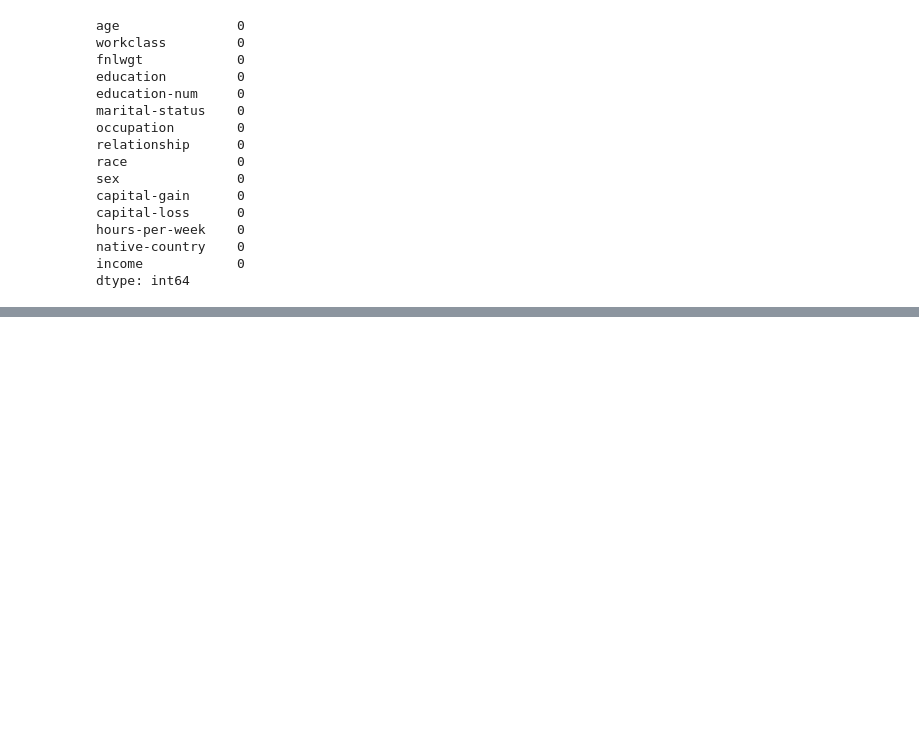
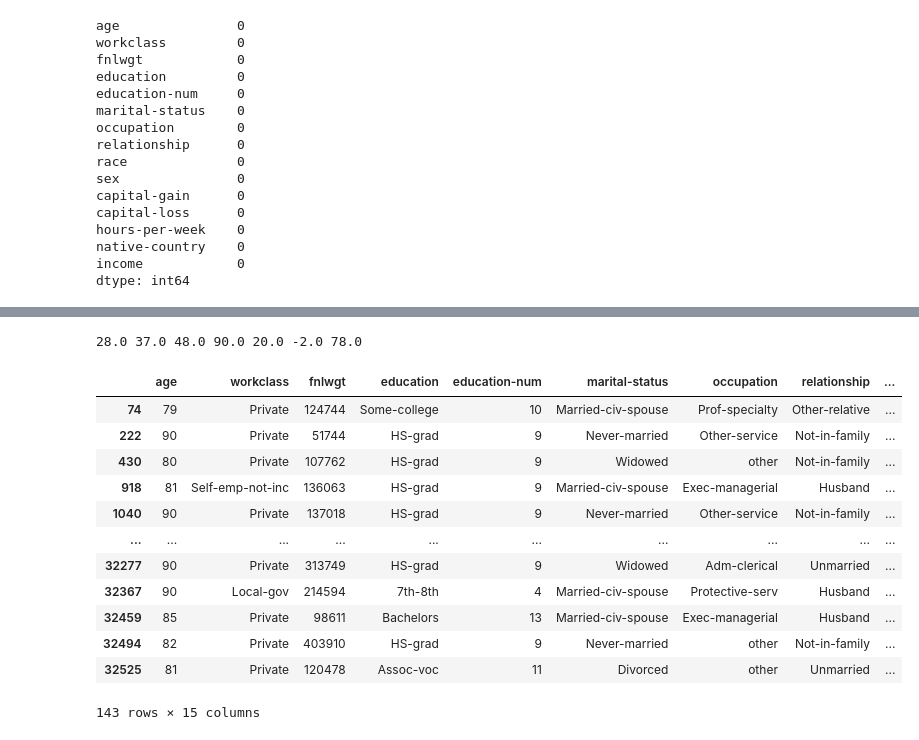
Before and after one commit to puneet-cs/DA22_DataAnalytics, a Jupyter notebook: DA22_EDA.ipynb, the cells around one changed output, grey strips where cells are left out. Cells and saved outputs as stored; diff of their text form; code cells hidden in the pictures; blank space fills up the shorter version.

```diff
--- a/DA22_EDA.ipynb
+++ b/DA22_EDA.ipynb
@@ -1093,0 +1168,31 @@ dtype: int64
+# %%
+# Q1, Q3, IQR, Lower_bound, upper_bound
+
+Q1 = df.age.quantile(.25)
+Q2 = df.age.quantile(.50)
+Q3 = df.age.quantile(.75)
+Q4 = df.age.quantile(1.0)
+IQR = Q3-Q1  #SHOWS 50% of the data
+LB = Q1 - 1.5 * IQR
+UB = Q3 + 1.5 * IQR
+print(Q1, Q2, Q3, Q4, IQR, LB, UB)
+# %% [output]
+28.0 37.0 48.0 90.0 20.0 -2.0 78.0
+# %%
+# Print the record of those people whose age is more than 78
+outliers = df[(df.age > UB) | (df.age < LB)]
+outliers
+# %% [output]
+|  | age | workclass | fnlwgt | education | education-num | marital-status | occupation | relationship | ... |
+| 74 | 79 | Private | 124744 | Some-college | 10 | Married-civ-spouse | Prof-specialty | Other-relative | ... |
+| 222 | 90 | Private | 51744 | HS-grad | 9 | Never-married | Other-service | Not-in-family | ... |
+| 430 | 80 | Private | 107762 | HS-grad | 9 | Widowed | other | Not-in-family | ... |
+| 918 | 81 | Self-emp-not-inc | 136063 | HS-grad | 9 | Married-civ-spouse | Exec-managerial | Husband | ... |
+| 1040 | 90 | Private | 137018 | HS-grad | 9 | Never-married | Other-service | Not-in-family | ... |
+| ... | ... | ... | ... | ... | ... | ... | ... | ... | ... |
+| 32277 | 90 | Private | 313749 | HS-grad | 9 | Widowed | Adm-clerical | Unmarried | ... |
+| 32367 | 90 | Local-gov | 214594 | 7th-8th | 4 | Married-civ-spouse | Protective-serv | Husband | ... |
+| 32459 | 85 | Private | 98611 | Bachelors | 13 | Married-civ-spouse | Exec-managerial | Husband | ... |
+| 32494 | 82 | Private | 403910 | HS-grad | 9 | Never-married | other | Not-in-family | ... |
+| 32525 | 81 | Private | 120478 | Assoc-voc | 11 | Divorced | other | Unmarried | ... |
+143 rows × 15 columns
```
Also changed, not shown: parts of 22 cells of this notebook.
